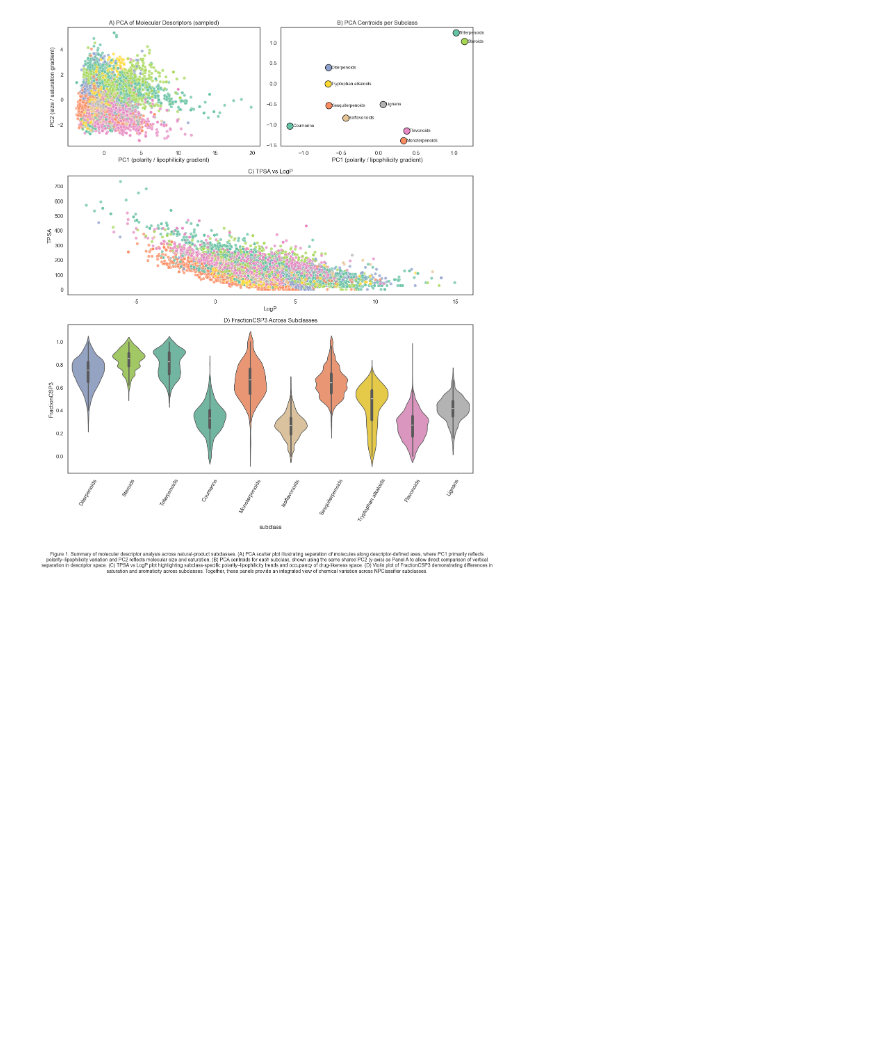
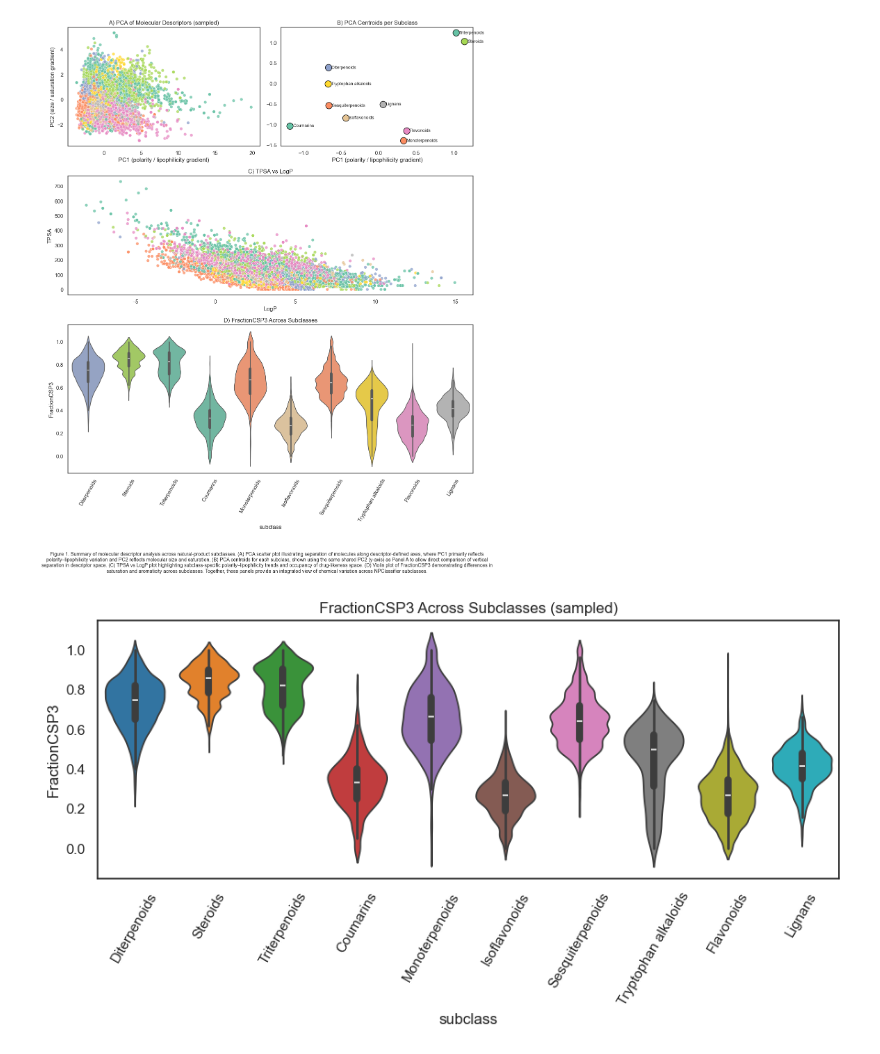
Before and after one commit to Hassan-Haydar/DSA103, a Jupyter notebook: LifeScienceData/project/final_project.ipynb, the cells around one changed output. Drawn from its saved outputs; the diff is of its cells as text; code cells hidden in the pictures; blank space fills up the shorter version.

Commit message:
added: two plots violin and hist plot but check what makes more sense at the end to keep

```diff
--- a/LifeScienceData/project/final_project.ipynb
+++ b/LifeScienceData/project/final_project.ipynb
@@ -209,3 +209,19 @@ Passing `palette` without assigning `hue` is deprecated and will be removed in v
 
   sns.violinplot(
 [figure]
+# %%
+plt.figure(figsize=(9,5))
+sns.violinplot(
+    data=df_plot,
+    x="subclass",
+    y="FractionCSP3",
+    hue="subclass",
+    palette="tab10",
+    legend=False
+)
+plt.xticks(rotation=60)
+plt.title("FractionCSP3 Across Subclasses (sampled)")
+plt.tight_layout()
+plt.show()
+# %% [output]
+[figure, added]
```
Also changed, not shown: parts of 2 cells of this notebook.
